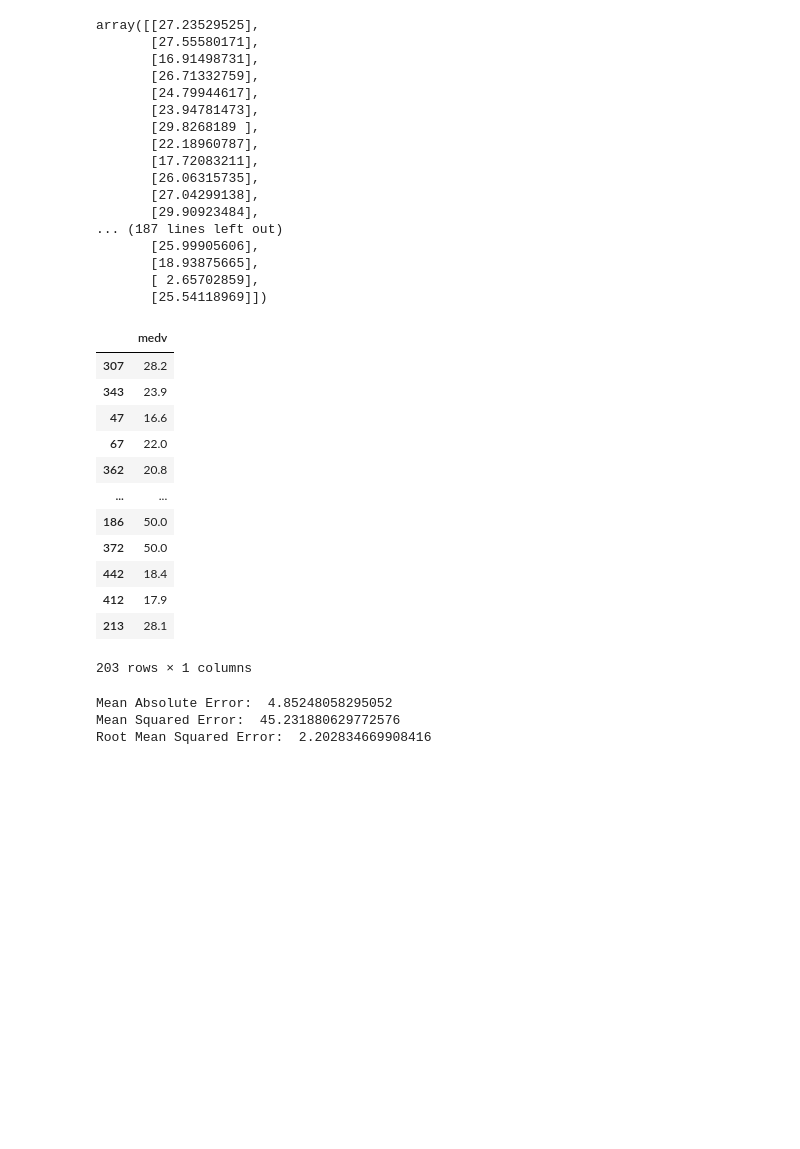
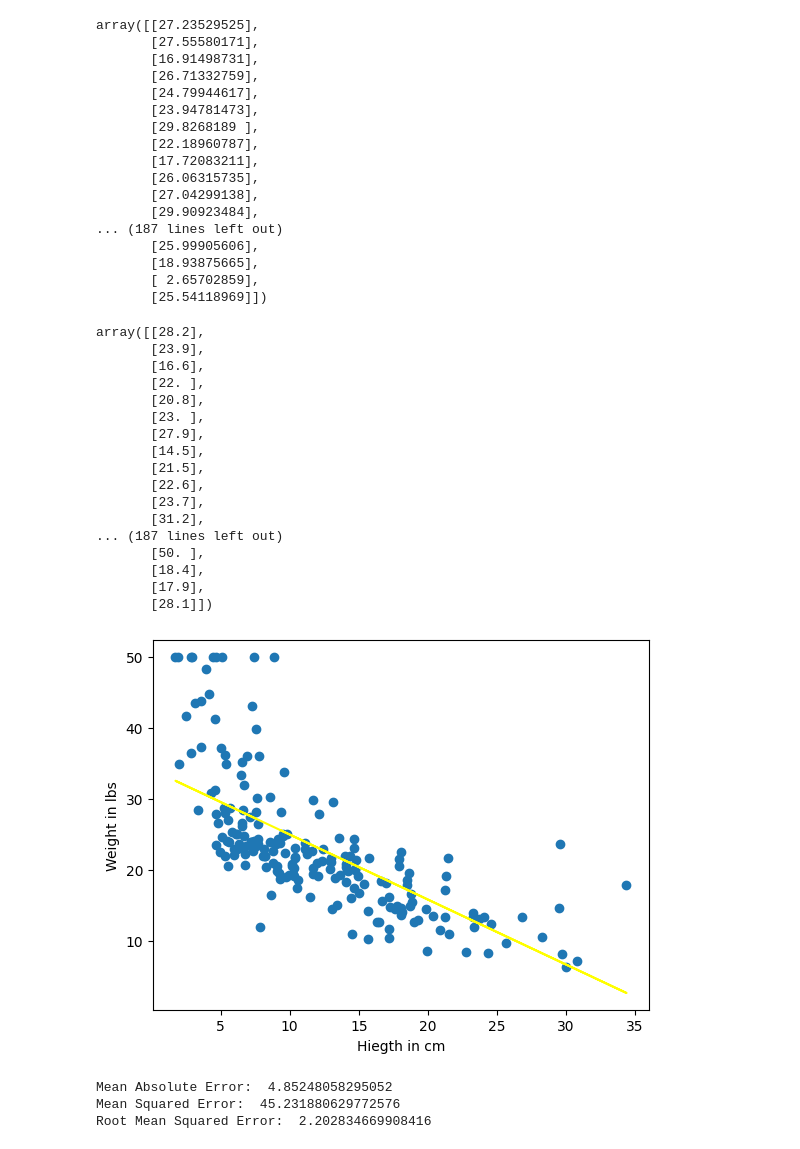
Before and after one commit to sahan77406/Supervised_Algorithms_Projects, a Jupyter notebook: Linear_Regression.ipynb, the cells around one changed output. Saved outputs shown, nothing was run; the diff lists cells and outputs as text; code cells hidden in the pictures; blank space fills up the shorter version.

```diff
--- a/Linear_Regression.ipynb
+++ b/Linear_Regression.ipynb
@@ -86,3 +87,11 @@ y_labels = pd.DataFrame(data_all['medv'])
+# %%
+# Divide the data into independent and dependent variables
+
+# Independet
+X_features = data_all.loc[:,'lstat'].values.reshape(-1, 1) # values converts it into a numpy array
+
+# Dependent
+y_labels = data_all.loc[:,'medv'].values.reshape(-1, 1) # -1 means that calculate the dimension of rows, but have 1 column
 # %%
 # Split the data into train and test sets
 
@@ -173,19 +195,31 @@ array([[27.23529525],
 # %%
 y_test
 # %% [output]
-|  | medv |
-| 307 | 28.2 |
-| 343 | 23.9 |
-| 47 | 16.6 |
-| 67 | 22.0 |
-| 362 | 20.8 |
-| ... | ... |
-| 186 | 50.0 |
-| 372 | 50.0 |
-| 442 | 18.4 |
-| 412 | 17.9 |
-| 213 | 28.1 |
-203 rows × 1 columns
+array([[28.2],
+       [23.9],
+       [16.6],
+       [22. ],
+       [20.8],
+       [23. ],
+       [27.9],
+       [14.5],
+       [21.5],
+       [22.6],
+       [23.7],
+       [31.2],
+... (187 lines left out)
+       [50. ],
+       [18.4],
+       [17.9],
+       [28.1]])
+# %%
+plt.scatter(X_test, y_test)
+plt.plot(X_test, y_pred, color='yellow')
+plt.xlabel("Hiegth in cm")
+plt.ylabel("Weight in lbs")
+plt.show()
+# %% [output]
+[figure, added]
 # %%
 # Evaluate algorithm
 
```
Also changed, not shown: parts of 6 cells of this notebook.
